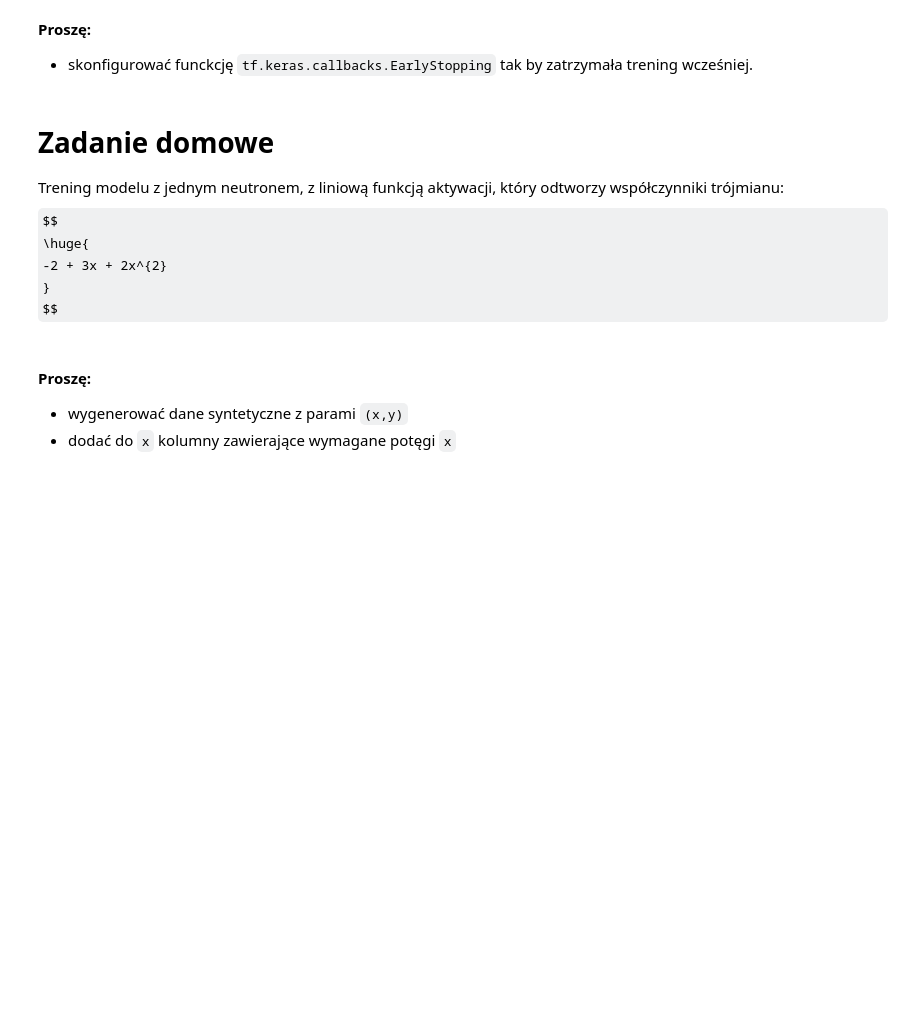
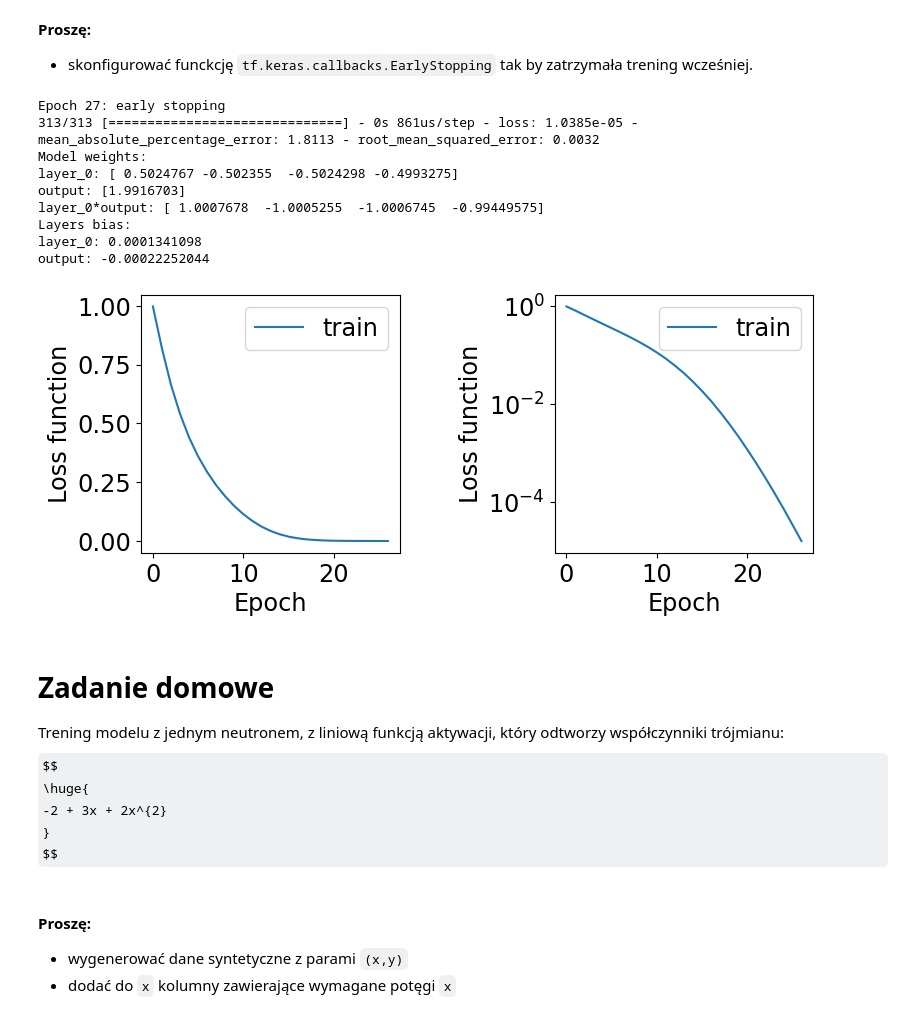
Before and after one commit to akalinow/UczenieMaszynoweII, a Jupyter notebook: 03_Trening_modelu.ipynb, the cells around one changed output. Cells and saved outputs as stored; diff of their text form; code cells hidden in the pictures; some formulas as TeX source; blank space fills up the shorter version.

```diff
--- a/03_Trening_modelu.ipynb
+++ b/03_Trening_modelu.ipynb
@@ -591,28 +616,39 @@ model.fit(x=x, y=y, epochs=nEpochs,
 * skonfigurować funckcję `tf.keras.callbacks.EarlyStopping` tak by zatrzymała trening wcześniej.
 # %%
 #BEGIN_SOLUTION
-model = modelPreparation(nInputs, nHidenNeurons, nOutputNeurons, lr_schedule)
+model = getModel(nInputs, nHidenNeurons, nOutputNeurons, lr_schedule)
 
 callback = tf.keras.callbacks.EarlyStopping(monitor='loss', patience=3, verbose=1, min_delta=1E-3)
 
 nEpochs = 100
 history = model.fit(x=x, y=y, epochs=nEpochs,
                     batch_size = 128,
                     verbose=0,
                     callbacks=[callback]
                    )
 metrics = model.evaluate(x=x, y=y)
 plotTrainHistory(history)
 
 print(colored("Model weights:","blue"))
 print(colored("layer_0:","blue"), model.get_layer('layer_1').weights[0].numpy()[:,0])
 print(colored("output:","blue"), model.get_layer('output').weights[0].numpy()[:,0])
 print(colored("layer_0*output:","blue"), (model.get_layer('layer_1').weights[0]*model.get_layer('output').weights[0]).numpy()[:,0])
 print(colored("Layers bias:","blue"))
-print(colored("layer_0:","blue"), model.get_layer('layer_1').weights[1].numpy()[:,0])
-print(colored("output:","blue"), model.get_layer('output').weights[1].numpy()[:,0])
+print(colored("layer_0:","blue"), model.get_layer('layer_1').weights[1].numpy()[0])
+print(colored("output:","blue"), model.get_layer('output').weights[1].numpy()[0])
 #END_SOLUTION
 pass
+# %% [output]
+Epoch 27: early stopping
+313/313 [==============================] - 0s 861us/step - loss: 1.0385e-05 - mean_absolute_percentage_error: 1.8113 - root_mean_squared_error: 0.0032
+Model weights:
+layer_0: [ 0.5024767 -0.502355  -0.5024298 -0.4993275]
+output: [1.9916703]
+layer_0*output: [ 1.0007678  -1.0005255  -1.0006745  -0.99449575]
+Layers bias:
+layer_0: 0.0001341098
+output: -0.00022252044
+[figure, added]
 # %% [markdown]
 # Zadanie domowe
 
```
Also changed, not shown: parts of 12 cells of this notebook, 3 other files.
